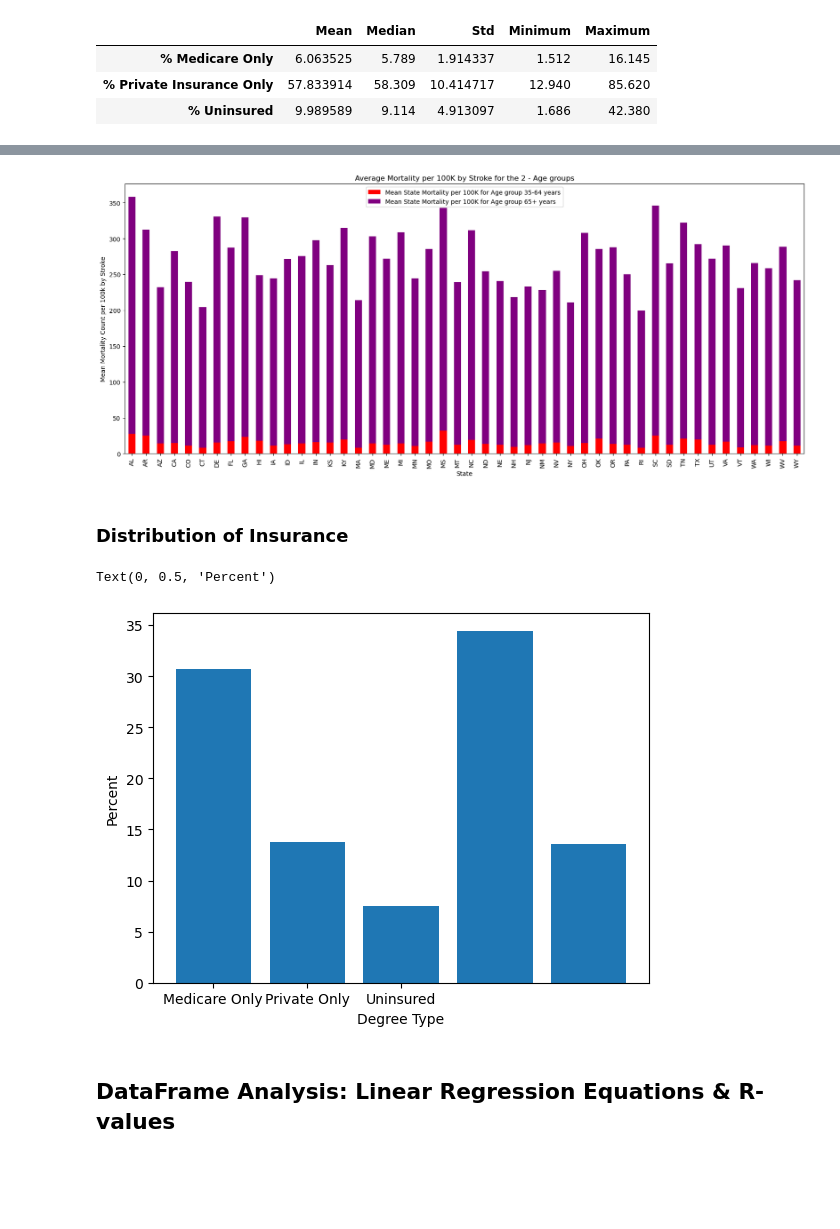
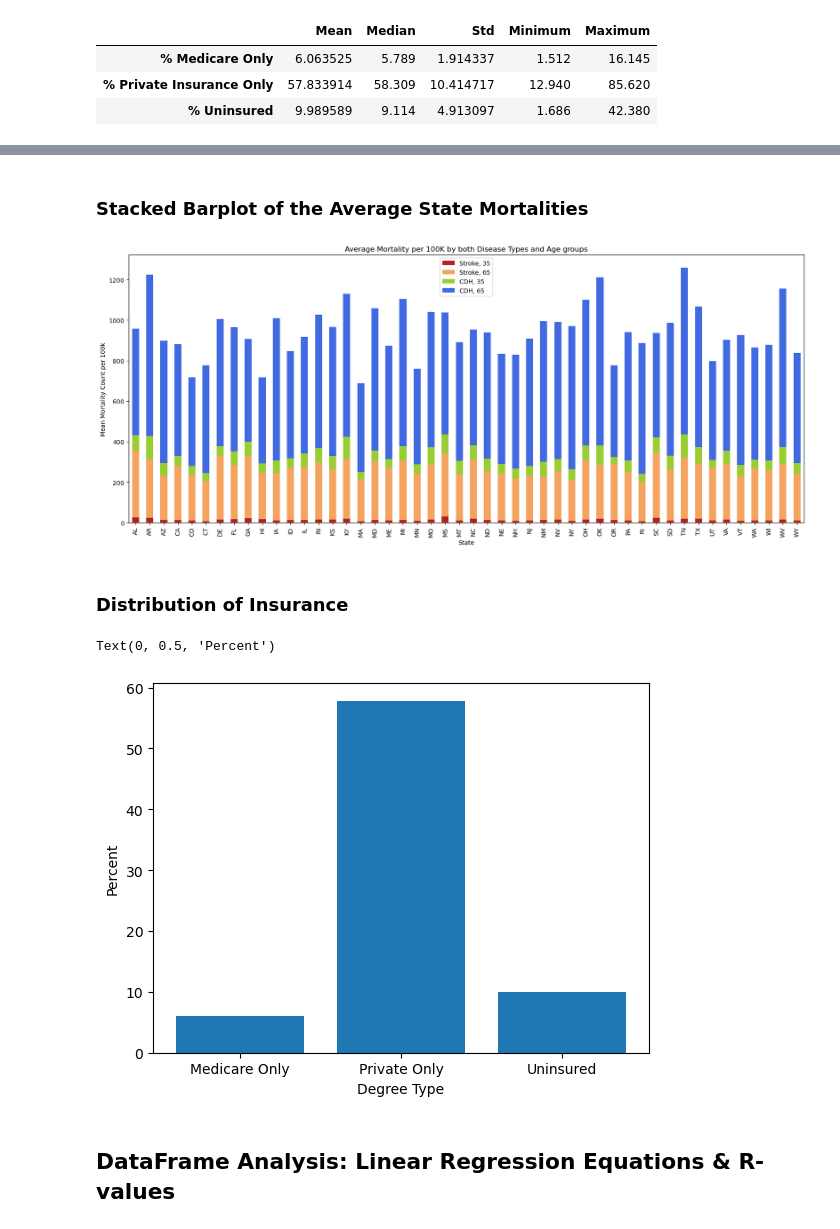
Before and after one commit to ArminaCA/Project-Cardiovascular-disease-mortality, a Jupyter notebook: Cardiovascular_Determinants_cleaned_L.ipynb, the cells around one changed output, grey strips where cells are left out. Cells and saved outputs as stored; diff of their text form; code cells hidden in the pictures; blank space fills up the shorter version.

Commit message:
Updated Leon's Ver. with tables and new data cleanups (average state income)

```diff
--- a/Cardiovascular_Determinants_cleaned_L.ipynb
+++ b/Cardiovascular_Determinants_cleaned_L.ipynb
@@ -8,8 +8,8 @@ import numpy as np
 import scipy.stats as st
 
 # Resource files
-CD_data_path = "Cardiovascular_Disease_Data.csv"
-census_data_path = "2018_Census_Data.csv"
+CD_data_path = "Resources/Cardiovascular_Disease_Data.csv"
+census_data_path = "Resources/2018_Census_Data.csv"
 
 # Read the Cardiovascular Disease data and Census data
 CD_data = pd.read_csv(CD_data_path, low_memory=False)
@@ -116,13 +116,23 @@ census_data.columns = ["State",
                        "% Medicare Only",
                        "% Private Insurance Only",
                        "% Uninsured"] # Renaming columns
+
 census_data["County, State"] = census_data["County"] + ", " + census_data["State"].replace(us_state_to_abbrev) # Create a column that will be used to merge with other dataset
+census_data["% HS Degree and Below"] = census_data["% Only HS Degree"] + census_data["% less than a HS Degree"]
+census_data["% Above HS Degree"] = census_data["% College/Associate's Degree"] + census_data["% Bachelor Degree"] + census_data["% Graduate Degree"]
 census_data = round(census_data.groupby("County, State").mean(), 3) # Average rows with same counties
 
+census_data = census_data[["County Median Income",
+                           "% HS Degree and Below",
+                           "% Above HS Degree",
+                           "% Medicare Only",
+                           "% Private Insurance Only",
+                           "% Uninsured"]]
+
 df = pd.merge(CD_data, census_data, how = "left", left_on = "County, State", right_index = True).dropna(axis=0) # Merging cardiovascular data and census data
-df_state_income = df.groupby("State")["County Median Income"].mean().rename("State Average Median Income") # Finding median income by state
+df_state_income = df.groupby("State")["County Median Income"].mean().rename("State Average Income") # Finding median income by state
 df = pd.merge(df, df_state_income, how = "left", left_on = "State", right_index = True) # Adding column to main dataframe
-df
+df.head()
 # %% [output]
 |  | Year | County, State | State | Disease Type | Mortality per 100k | Age Group | County Median Income | ... |
 | 21 | 2018 | Autauga County, AL | AL | Stroke | 23.5 | Ages 35-64 years | 55499.25 | ... |
@@ -335,12 +319,10 @@ df_stats
 # %%
-df_stroke35 = df.loc[(df["Age Group"]=="Ages 35-64 years")&(df["Disease Type"]== "Stroke")]
-df_stroke65 = df.loc[(df["Age Group"]=="Ages 65 years and older")&(df["Disease Type"]== "Stroke")]
-df_stroke65.head()
+df_stroke35 = df[(df["Age Group"]=="Ages 35-64 years")&(df["Disease Type"]== "Stroke")].groupby(["State"])["Mortality per 100k"].mean()
+df_stroke65 = df[(df["Age Group"]=="Ages 65 years and older")&(df["Disease Type"]== "Stroke")].groupby(["State"])["Mortality per 100k"].mean()
+df_CHD35 = df[(df["Age Group"]=="Ages 35-64 years")&(df["Disease Type"]== "Coronary Heart Disease")].groupby(["State"])["Mortality per 100k"].mean()
+df_CHD65 = df[(df["Age Group"]=="Ages 65 years and older")&(df["Disease Type"]== "Coronary Heart Disease")].groupby(["State"])["Mortality per 100k"].mean()
 
-df_stroke35_groupby = df_stroke35.groupby(["State"])["Mortality per 100k"].mean()
-df_stroke65_groupby = df_stroke65.groupby(["State"])["Mortality per 100k"].mean()
-
-df_stroke_35_65 = pd.merge(df_stroke35_groupby, df_stroke65_groupby, on = "State")
-df_stroke_35_65.rename(columns={"Mortality per 100k_x":"Mean State Mortality per 100K for Age group 35-64 years", "Mortality per 100k_y":"Mean State Mortality per 100K for Age group 65+ years"}, inplace=True)
-df_stroke_35_65
+df_state_mortality = pd.concat([df_stroke35, df_stroke65, df_CHD35, df_CHD65], axis = 1)
+df_state_mortality.columns = ["Stroke, 35", "Stroke, 65", "CDH, 35","CDH, 65"]
+df_state_mortality.head()
 # %% [output]
@@ -365,9 +336,15 @@ df_stroke_35_65
+# %% [markdown]
+### Stacked Barplot of the Average State Mortalities
 # %%
-bar_chart_states_stroke_data = df_stroke_35_65.plot(kind = "bar", color = ["red", "purple"], figsize=(20,8), ylabel=" Mean Mortality Count per 100k by Stroke ", stacked = True)
-plt.title ("Average Mortality per 100K by Stroke for the 2 - Age groups")
+bar_chart_states = df_state_mortality.plot(kind = "bar",
+                                           color = ["firebrick", "sandybrown", "yellowgreen", "royalblue"],
+                                           figsize = (20,8),
+                                           ylabel = "Mean Mortality Count per 100k",
+                                           stacked = True)
+plt.title ("Average Mortality per 100K by both Disease Types and Age groups")
 plt.show()
 # %% [output]
-[figure, old version]
+[figure, new version]
 # %% [markdown]
 ### Distribution of Insurance
 # %%
@@ -377,6 +354,6 @@ plt.xlabel("Degree Type")
 plt.ylabel("Percent")
 # %% [output]
 Text(0, 0.5, 'Percent')
-[figure, old version]
+[figure, new version]
 # %% [markdown]
 ## DataFrame Analysis: Linear Regression Equations & R-values
```
Also changed, not shown: parts of 33 cells of this notebook.
